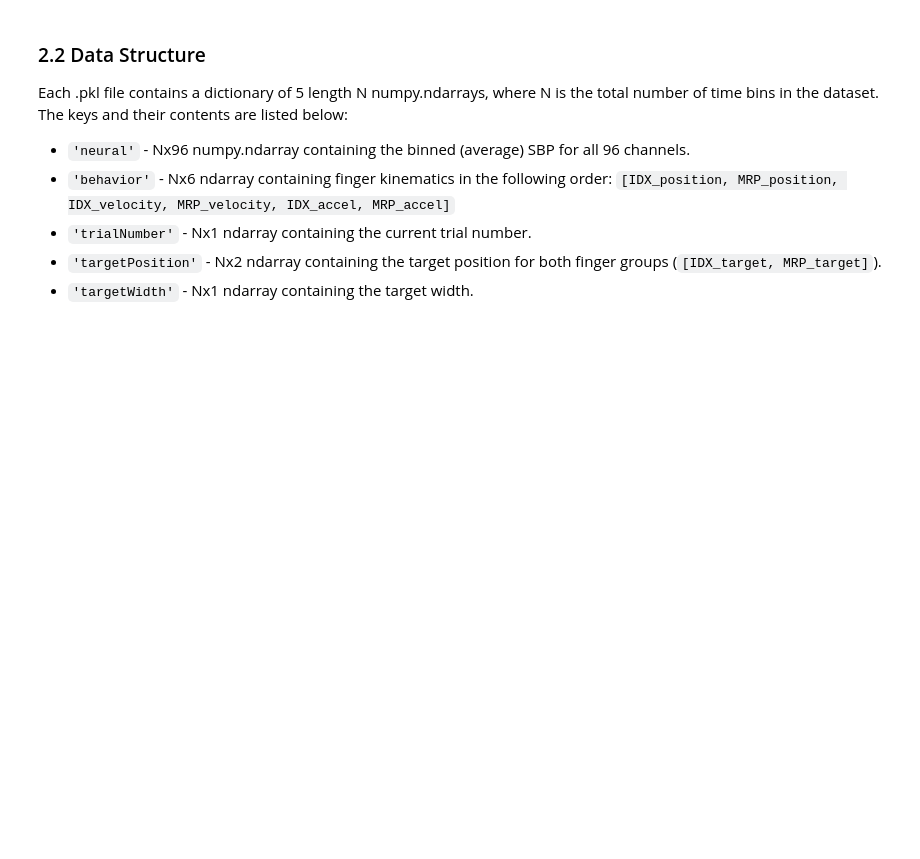
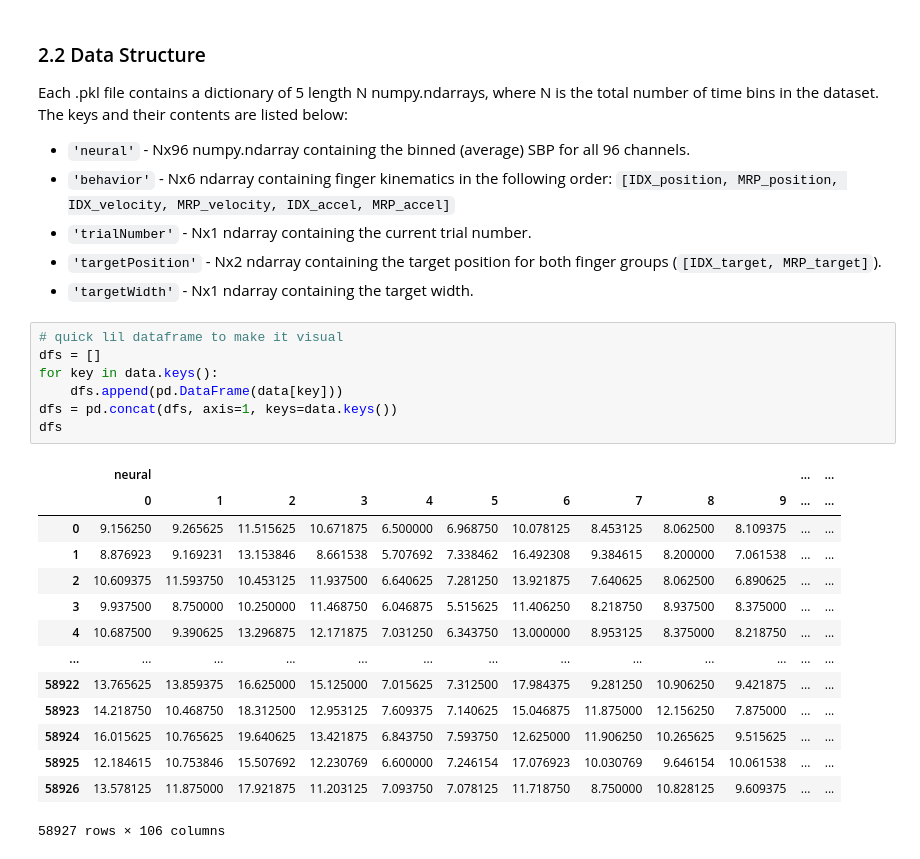
Before and after one commit to chesteklab/EFRI-workshop-2023, a Jupyter notebook: Notebooks/Monkey_Dataset.ipynb, the cells around one changed output. Drawn from its saved outputs; the diff is of its cells as text; blank space fills up the shorter version.

```diff
--- a/Notebooks/Monkey_Dataset.ipynb
+++ b/Notebooks/Monkey_Dataset.ipynb
@@ -42,3 +57,25 @@ Each .pkl file contains a dictionary of 5 length N numpy.ndarrays, where N is th
 * `'trialNumber'` - Nx1 ndarray containing the current trial number.
 * `'targetPosition'` - Nx2 ndarray containing the target position for both finger groups (`[IDX_target, MRP_target]`).
 * `'targetWidth'` - Nx1 ndarray containing the target width.
+# %%
+# quick lil dataframe to make it visual
+dfs = []
+for key in data.keys():
+    dfs.append(pd.DataFrame(data[key]))
+dfs = pd.concat(dfs, axis=1, keys=data.keys())
+dfs
+# %% [output]
+|  | neural |  |  |  |  |  |  |  |  |  | ... | ... |
+|  | 0 | 1 | 2 | 3 | 4 | 5 | 6 | 7 | 8 | 9 | ... | ... |
+| 0 | 9.156250 | 9.265625 | 11.515625 | 10.671875 | 6.500000 | 6.968750 | 10.078125 | 8.453125 | 8.062500 | 8.109375 | ... | ... |
+| 1 | 8.876923 | 9.169231 | 13.153846 | 8.661538 | 5.707692 | 7.338462 | 16.492308 | 9.384615 | 8.200000 | 7.061538 | ... | ... |
+| 2 | 10.609375 | 11.593750 | 10.453125 | 11.937500 | 6.640625 | 7.281250 | 13.921875 | 7.640625 | 8.062500 | 6.890625 | ... | ... |
+| 3 | 9.937500 | 8.750000 | 10.250000 | 11.468750 | 6.046875 | 5.515625 | 11.406250 | 8.218750 | 8.937500 | 8.375000 | ... | ... |
+| 4 | 10.687500 | 9.390625 | 13.296875 | 12.171875 | 7.031250 | 6.343750 | 13.000000 | 8.953125 | 8.375000 | 8.218750 | ... | ... |
+| ... | ... | ... | ... | ... | ... | ... | ... | ... | ... | ... | ... | ... |
+| 58922 | 13.765625 | 13.859375 | 16.625000 | 15.125000 | 7.015625 | 7.312500 | 17.984375 | 9.281250 | 10.906250 | 9.421875 | ... | ... |
+| 58923 | 14.218750 | 10.468750 | 18.312500 | 12.953125 | 7.609375 | 7.140625 | 15.046875 | 11.875000 | 12.156250 | 7.875000 | ... | ... |
+| 58924 | 16.015625 | 10.765625 | 19.640625 | 13.421875 | 6.843750 | 7.593750 | 12.625000 | 11.906250 | 10.265625 | 9.515625 | ... | ... |
+| 58925 | 12.184615 | 10.753846 | 15.507692 | 12.230769 | 6.600000 | 7.246154 | 17.076923 | 10.030769 | 9.646154 | 10.061538 | ... | ... |
+| 58926 | 13.578125 | 11.875000 | 17.921875 | 11.203125 | 7.093750 | 7.078125 | 11.718750 | 8.750000 | 10.828125 | 9.609375 | ... | ... |
+58927 rows × 106 columns
```
Also changed, not shown: parts of 17 cells of this notebook.
